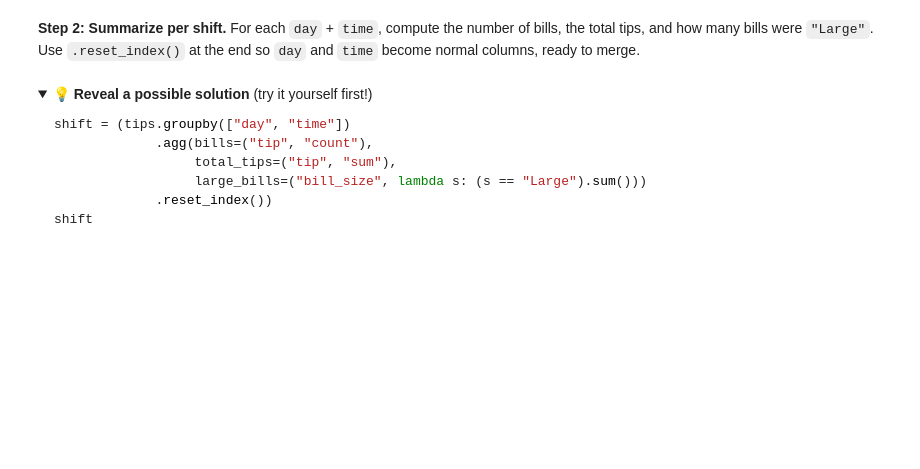
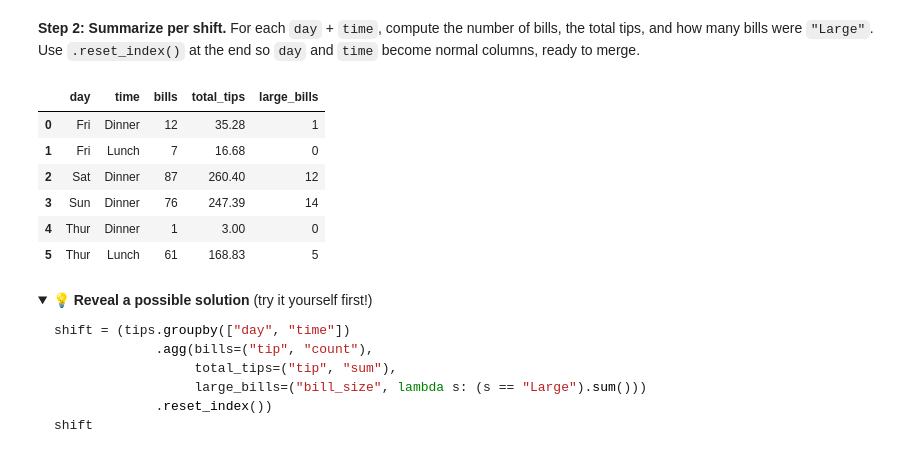
Before and after one commit to shatrill/data_analytics, a Jupyter notebook: session_6_pandas_data_wrangling.ipynb, the cells around one changed output. Cells and saved outputs as stored; diff of their text form; code cells hidden in the pictures; folded sections open; blank space fills up the shorter version.

```diff
--- a/session_6_pandas_data_wrangling.ipynb
+++ b/session_6_pandas_data_wrangling.ipynb
@@ -289,10 +441,18 @@ Use `.reset_index()` at the end so `day` and `time` become normal columns, ready
 # %%
 shift = (tips.groupby(["day", "time"])
              .agg(bills=("tip", "count"),
-                  total_tips=("tip", "___"),
+                  total_tips=("tip", "sum"),
                   large_bills=("bill_size", lambda s: (s == "Large").sum()))
              .reset_index())
 shift
+# %% [output]
+|  | day | time | bills | total_tips | large_bills |
+| 0 | Fri | Dinner | 12 | 35.28 | 1 |
+| 1 | Fri | Lunch | 7 | 16.68 | 0 |
+| 2 | Sat | Dinner | 87 | 260.40 | 12 |
+| 3 | Sun | Dinner | 76 | 247.39 | 14 |
+| 4 | Thur | Dinner | 1 | 3.00 | 0 |
+| 5 | Thur | Lunch | 61 | 168.83 | 5 |
 # %% [markdown]
 <details>
 <summary><b>💡 Reveal a possible solution</b> (try it yourself first!)</summary>
```
Also changed, not shown: parts of 21 cells of this notebook.
